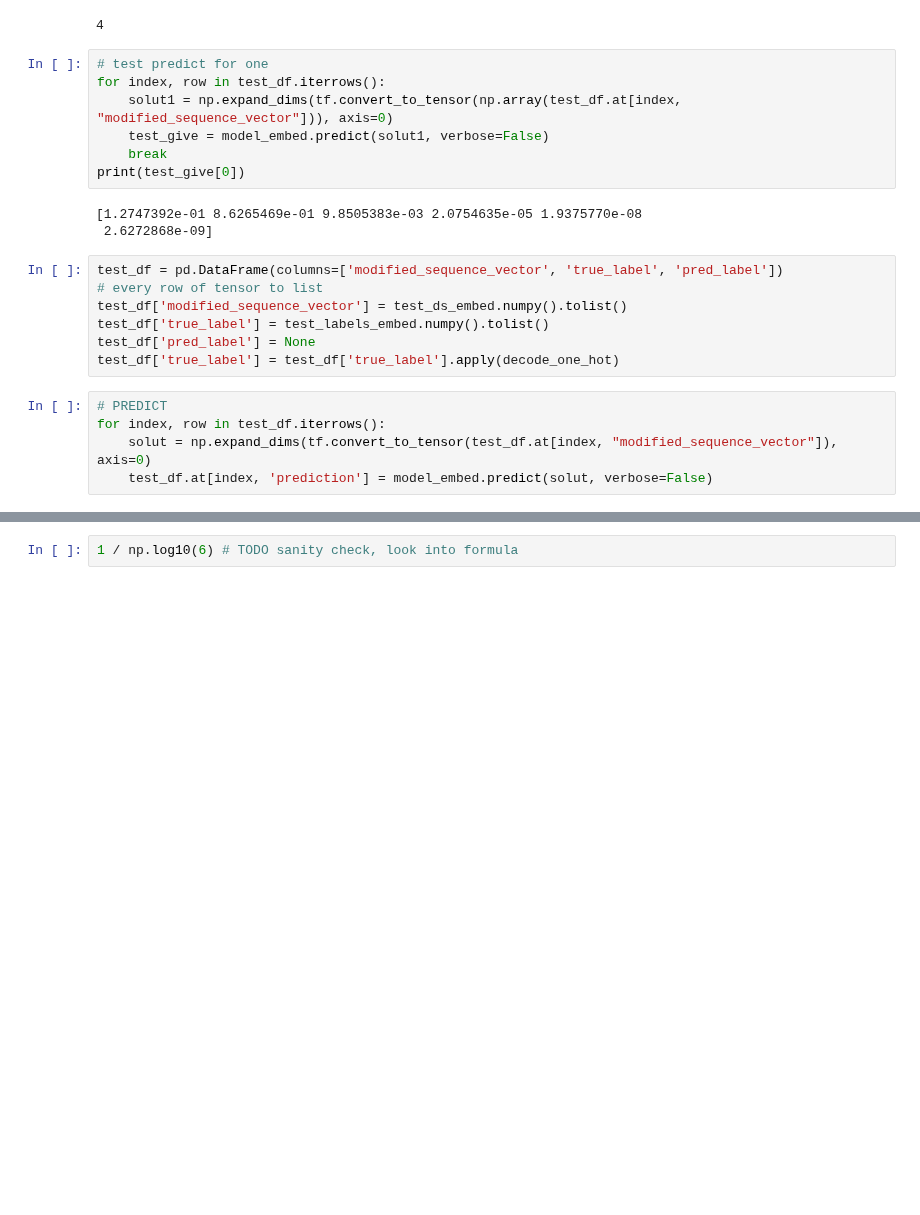
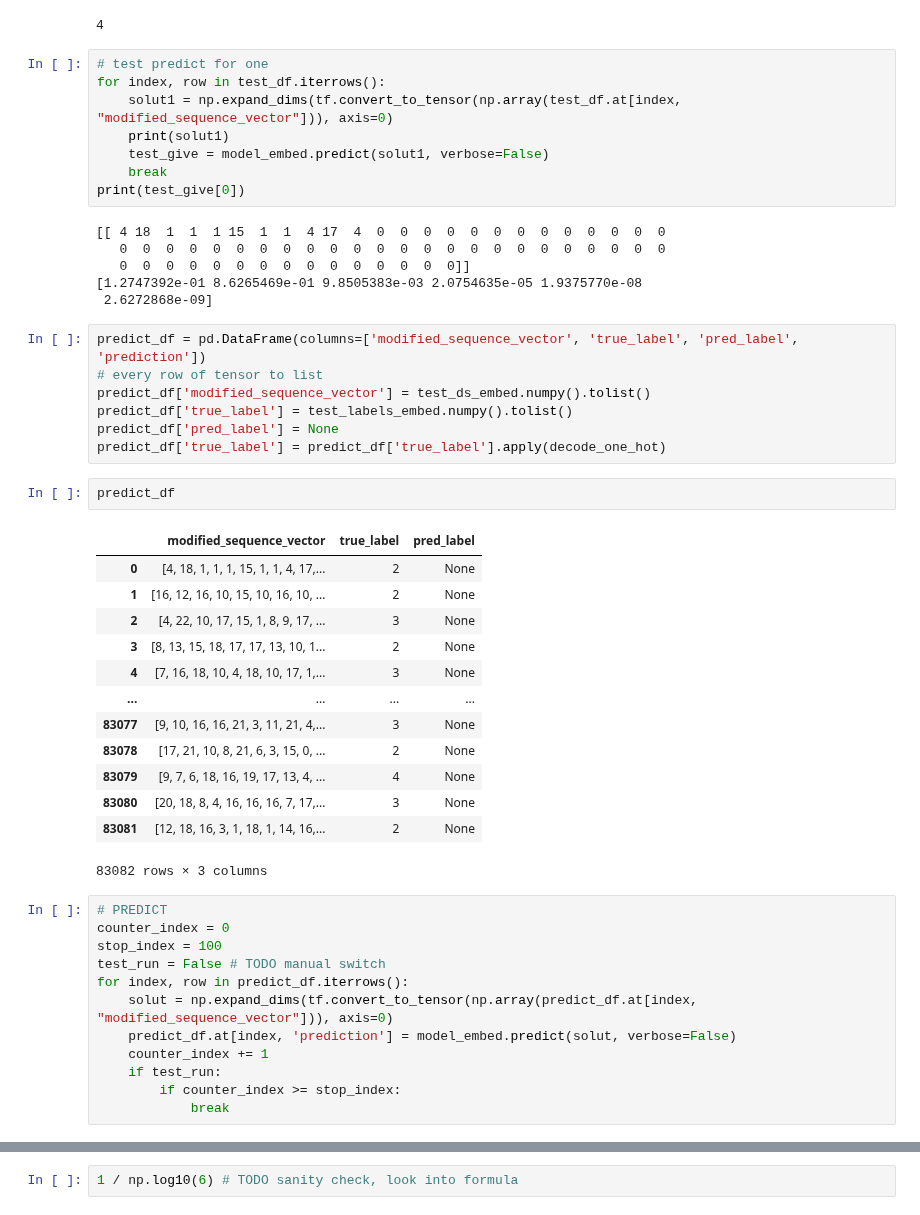
Before and after one commit to Sacesh/Masterpraktikum, a Jupyter notebook: new_charge_predictor_multiclass.ipynb, the cells around one changed output, grey strips where cells are left out. Saved outputs shown, nothing was run; the diff lists cells and outputs as text; blank space fills up the shorter version.

```diff
--- a/new_charge_predictor_multiclass.ipynb
+++ b/new_charge_predictor_multiclass.ipynb
@@ -710,21 +715,48 @@ np.argmax([0, 0 ,0 ,0, 1])
 # test predict for one
 for index, row in test_df.iterrows():
     solut1 = np.expand_dims(tf.convert_to_tensor(np.array(test_df.at[index, "modified_sequence_vector"])), axis=0)
+    print(solut1)
     test_give = model_embed.predict(solut1, verbose=False)
     break
 print(test_give[0])
 # %% [output]
+[[ 4 18  1  1  1 15  1  1  4 17  4  0  0  0  0  0  0  0  0  0  0  0  0  0
+   0  0  0  0  0  0  0  0  0  0  0  0  0  0  0  0  0  0  0  0  0  0  0  0
+   0  0  0  0  0  0  0  0  0  0  0  0  0  0  0]]
 [1.2747392e-01 8.6265469e-01 9.8505383e-03 2.0754635e-05 1.9375770e-08
  2.6272868e-09]
 # %%
-test_df = pd.DataFrame(columns=['modified_sequence_vector', 'true_label', 'pred_label'])
+predict_df = pd.DataFrame(columns=['modified_sequence_vector', 'true_label', 'pred_label', 'prediction'])
 # every row of tensor to list
-test_df['modified_sequence_vector'] = test_ds_embed.numpy().tolist()
-test_df['true_label'] = test_labels_embed.numpy().tolist()
-test_df['pred_label'] = None
-test_df['true_label'] = test_df['true_label'].apply(decode_one_hot)
+predict_df['modified_sequence_vector'] = test_ds_embed.numpy().tolist()
+predict_df['true_label'] = test_labels_embed.numpy().tolist()
+predict_df['pred_label'] = None
+predict_df['true_label'] = predict_df['true_label'].apply(decode_one_hot)
+# %%
+predict_df
+# %% [output]
+|  | modified_sequence_vector | true_label | pred_label |
+| 0 | [4, 18, 1, 1, 1, 15, 1, 1, 4, 17,... | 2 | None |
+| 1 | [16, 12, 16, 10, 15, 10, 16, 10, ... | 2 | None |
+| 2 | [4, 22, 10, 17, 15, 1, 8, 9, 17, ... | 3 | None |
+| 3 | [8, 13, 15, 18, 17, 17, 13, 10, 1... | 2 | None |
+| 4 | [7, 16, 18, 10, 4, 18, 10, 17, 1,... | 3 | None |
+| ... | ... | ... | ... |
+| 83077 | [9, 10, 16, 16, 21, 3, 11, 21, 4,... | 3 | None |
+| 83078 | [17, 21, 10, 8, 21, 6, 3, 15, 0, ... | 2 | None |
+| 83079 | [9, 7, 6, 18, 16, 19, 17, 13, 4, ... | 4 | None |
+| 83080 | [20, 18, 8, 4, 16, 16, 16, 7, 17,... | 3 | None |
+| 83081 | [12, 18, 16, 3, 1, 18, 1, 14, 16,... | 2 | None |
+83082 rows × 3 columns
 # %%
 # PREDICT
-for index, row in test_df.iterrows():
-    solut = np.expand_dims(tf.convert_to_tensor(test_df.at[index, "modified_sequence_vector"]), axis=0)
-    test_df.at[index, 'prediction'] = model_embed.predict(solut, verbose=False)
+counter_index = 0
+stop_index = 100
+test_run = False # TODO manual switch
+for index, row in predict_df.iterrows():
+    solut = np.expand_dims(tf.convert_to_tensor(np.array(predict_df.at[index, "modified_sequence_vector"])), axis=0)
+    predict_df.at[index, 'prediction'] = model_embed.predict(solut, verbose=False)
+    counter_index += 1
+    if test_run:
+        if counter_index >= stop_index:
+            break
```
Also changed, not shown: parts of 17 cells of this notebook.
